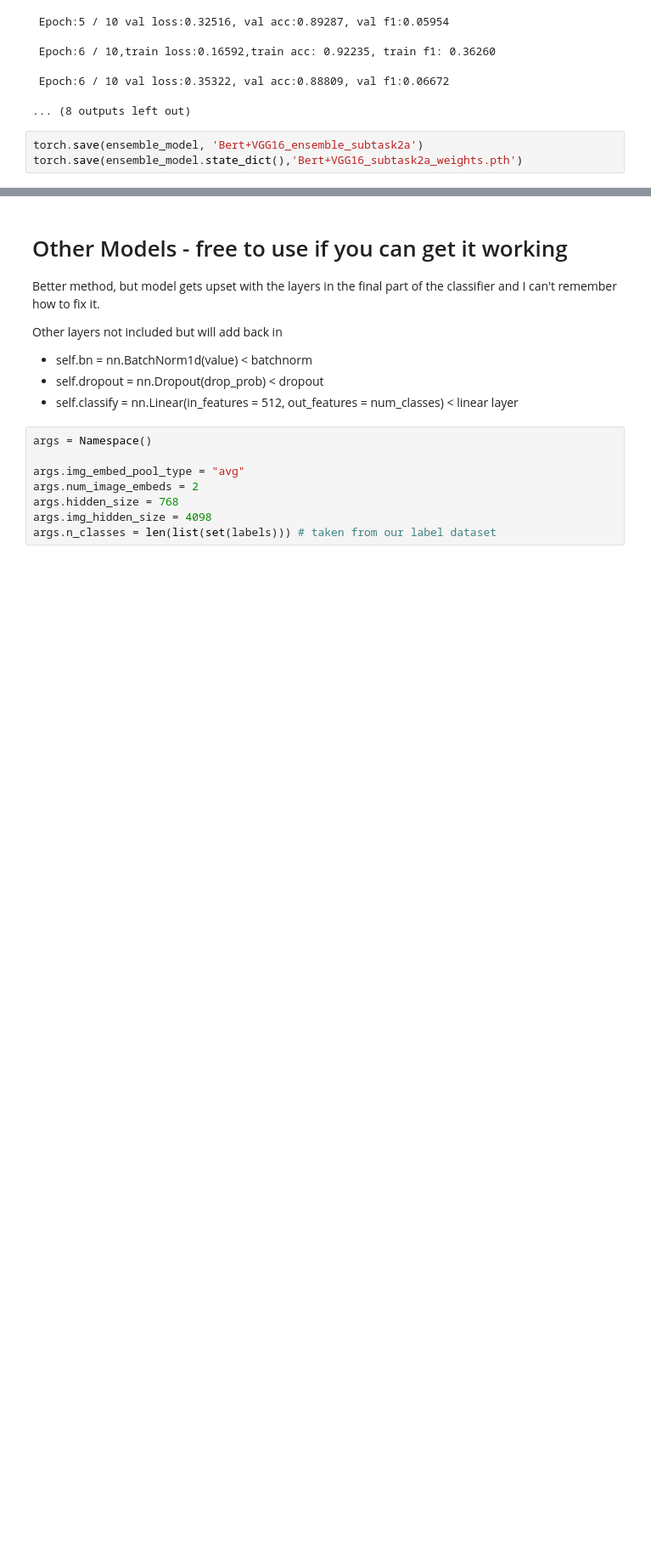
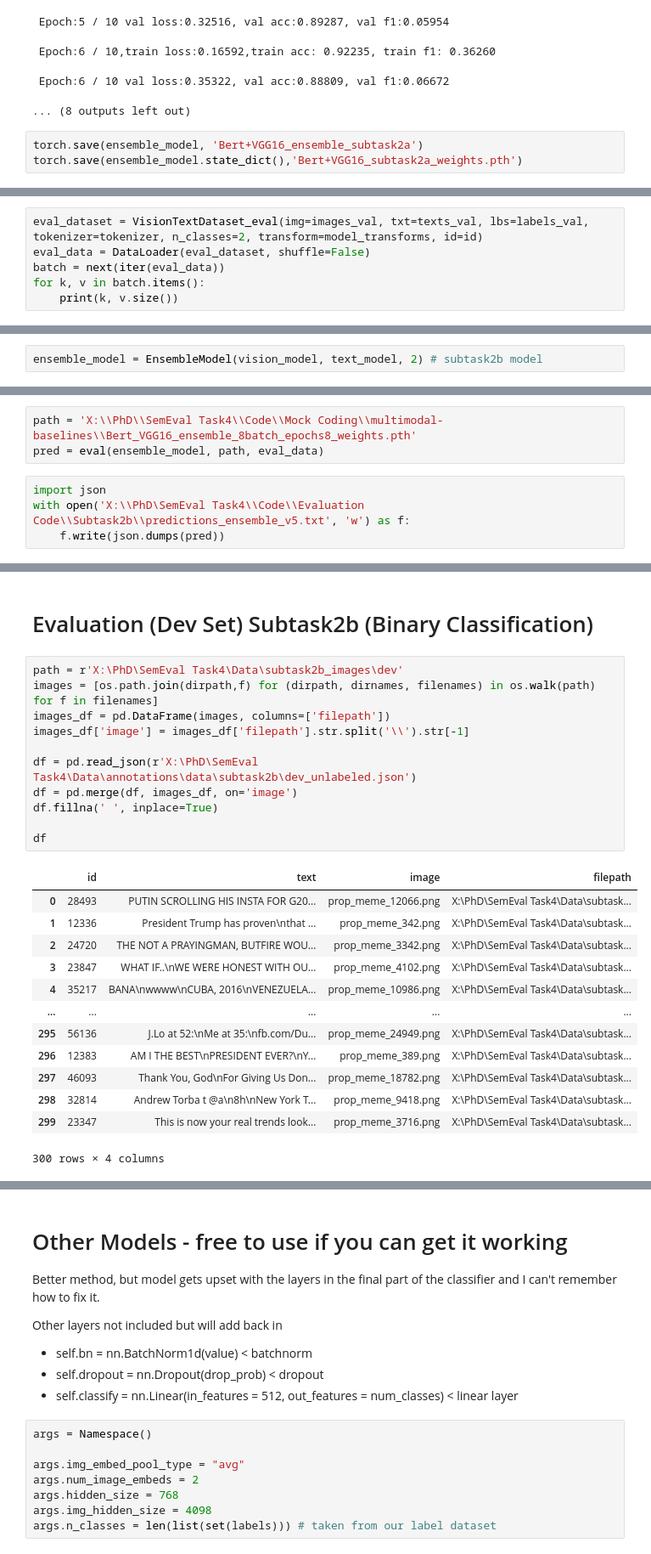
Before and after one commit to vemchance/BDA-SemEval4, a Jupyter notebook: Multimodal Baselines/ImageText Ensemble.ipynb, the cells around one changed output, grey strips where cells are left out. Shown at 85% size. Drawn from its saved outputs; the diff is of its cells as text; blank space fills up the shorter version.

Commit message:
Add files via upload
Updated notebook with evaluation code and output file structure

```diff
--- a/Multimodal Baselines/ImageText Ensemble.ipynb
+++ b/Multimodal Baselines/ImageText Ensemble.ipynb
@@ -594,0 +661,6 @@ torch.save(ensemble_model.state_dict(),'Bert+VGG16_subtask2a_weights.pth')
+# %%
+eval_dataset = VisionTextDataset_eval(img=images_val, txt=texts_val, lbs=labels_val, tokenizer=tokenizer, n_classes=2, transform=model_transforms, id=id)
+eval_data = DataLoader(eval_dataset, shuffle=False)
+batch = next(iter(eval_data))
+for k, v in batch.items():
+    print(k, v.size())
@@ -594,0 +673,2 @@ torch.save(ensemble_model.state_dict(),'Bert+VGG16_subtask2a_weights.pth')
+# %%
+ensemble_model = EnsembleModel(vision_model, text_model, 2) # subtask2b model
@@ -594,0 +713,7 @@ torch.save(ensemble_model.state_dict(),'Bert+VGG16_subtask2a_weights.pth')
+# %%
+path = 'X:\\PhD\\SemEval Task4\\Code\\Mock Coding\\multimodal-baselines\\Bert_VGG16_ensemble_8batch_epochs8_weights.pth'
+pred = eval(ensemble_model, path, eval_data)
+# %%
+import json
+with open('X:\\PhD\SemEval Task4\\Code\\Evaluation Code\\Subtask2b\\predictions_ensemble_v5.txt', 'w') as f:
+    f.write(json.dumps(pred))
@@ -594,0 +740,27 @@ torch.save(ensemble_model.state_dict(),'Bert+VGG16_subtask2a_weights.pth')
+# %% [markdown]
+# Evaluation (Dev Set) Subtask2b (Binary Classification)
+# %%
+path = r'X:\PhD\SemEval Task4\Data\subtask2b_images\dev'
+images = [os.path.join(dirpath,f) for (dirpath, dirnames, filenames) in os.walk(path) for f in filenames]
+images_df = pd.DataFrame(images, columns=['filepath'])
+images_df['image'] = images_df['filepath'].str.split('\\').str[-1]
+
+df = pd.read_json(r'X:\PhD\SemEval Task4\Data\annotations\data\subtask2b\dev_unlabeled.json')
+df = pd.merge(df, images_df, on='image')
+df.fillna(' ', inplace=True)
+
+df
+# %% [output]
+|  | id | text | image | filepath |
+| 0 | 28493 | PUTIN SCROLLING HIS INSTA FOR G20... | prop_meme_12066.png | X:\PhD\SemEval Task4\Data\subtask... |
+| 1 | 12336 | President Trump has proven\nthat ... | prop_meme_342.png | X:\PhD\SemEval Task4\Data\subtask... |
+| 2 | 24720 | THE NOT A PRAYINGMAN, BUTFIRE WOU... | prop_meme_3342.png | X:\PhD\SemEval Task4\Data\subtask... |
+| 3 | 23847 | WHAT IF..\nWE WERE HONEST WITH OU... | prop_meme_4102.png | X:\PhD\SemEval Task4\Data\subtask... |
+| 4 | 35217 | BANA\nwwww\nCUBA, 2016\nVENEZUELA... | prop_meme_10986.png | X:\PhD\SemEval Task4\Data\subtask... |
+| ... | ... | ... | ... | ... |
+| 295 | 56136 | J.Lo at 52:\nMe at 35:\nfb.com/Du... | prop_meme_24949.png | X:\PhD\SemEval Task4\Data\subtask... |
+| 296 | 12383 | AM I THE BEST\nPRESIDENT EVER?\nY... | prop_meme_389.png | X:\PhD\SemEval Task4\Data\subtask... |
+| 297 | 46093 | Thank You, God\nFor Giving Us Don... | prop_meme_18782.png | X:\PhD\SemEval Task4\Data\subtask... |
+| 298 | 32814 | Andrew Torba t @a\n8h\nNew York T... | prop_meme_9418.png | X:\PhD\SemEval Task4\Data\subtask... |
+| 299 | 23347 | This is now your real trends look... | prop_meme_3716.png | X:\PhD\SemEval Task4\Data\subtask... |
+300 rows × 4 columns
```
Also changed, not shown: parts of 19 cells of this notebook.
